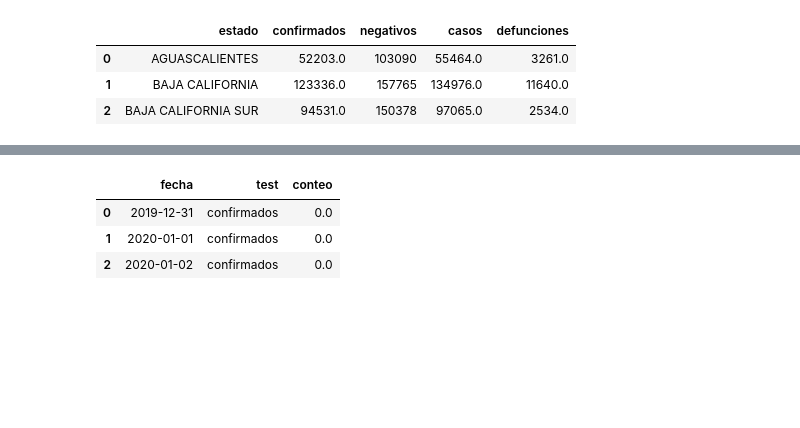
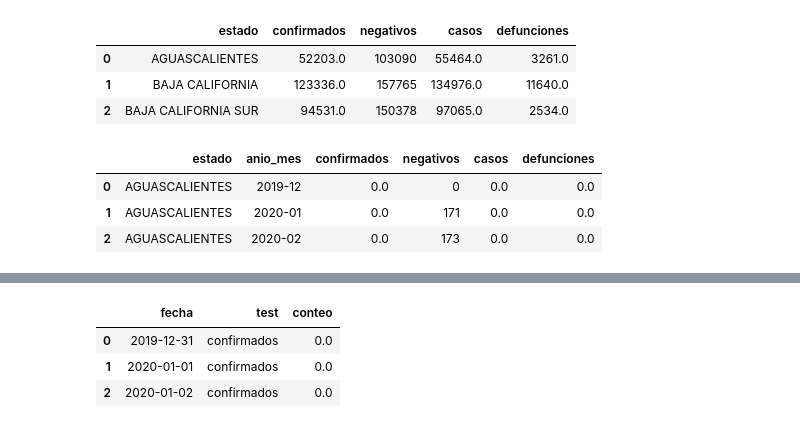
Before and after one commit to famenor/viz_demo, a Jupyter notebook: scripts/02_graficas_parte_01.ipynb, the cells around one changed output, grey strips where cells are left out. Saved outputs shown, nothing was run; the diff lists cells and outputs as text; code cells hidden in the pictures; blank space fills up the shorter version.

```diff
--- a/scripts/02_graficas.ipynb
+++ b/scripts/02_graficas_parte_01.ipynb
@@ -35,6 +38,17 @@ display(casos_ent.head(3))
 | 0 | AGUASCALIENTES | 52203.0 | 103090 | 55464.0 | 3261.0 |
 | 1 | BAJA CALIFORNIA | 123336.0 | 157765 | 134976.0 | 11640.0 |
 | 2 | BAJA CALIFORNIA SUR | 94531.0 | 150378 | 97065.0 | 2534.0 |
+# %%
+casos_mes = casos.groupby(by=['estado', 'anio_mes'], as_index=False).agg({'confirmados': 'sum',
+                                                              'negativos': 'sum',
+                                                              'casos': 'sum',
+                                                              'defunciones': 'sum'})
+display(casos_mes.head(3))
+# %% [output]
+|  | estado | anio_mes | confirmados | negativos | casos | defunciones |
+| 0 | AGUASCALIENTES | 2019-12 | 0.0 | 0 | 0.0 | 0.0 |
+| 1 | AGUASCALIENTES | 2020-01 | 0.0 | 171 | 0.0 | 0.0 |
+| 2 | AGUASCALIENTES | 2020-02 | 0.0 | 173 | 0.0 | 0.0 |
 # %%
 alt.Chart(casos_ent).mark_bar().encode(
     x='estado',
```
Also changed, not shown: parts of 10 cells of this notebook, 1 other file.
